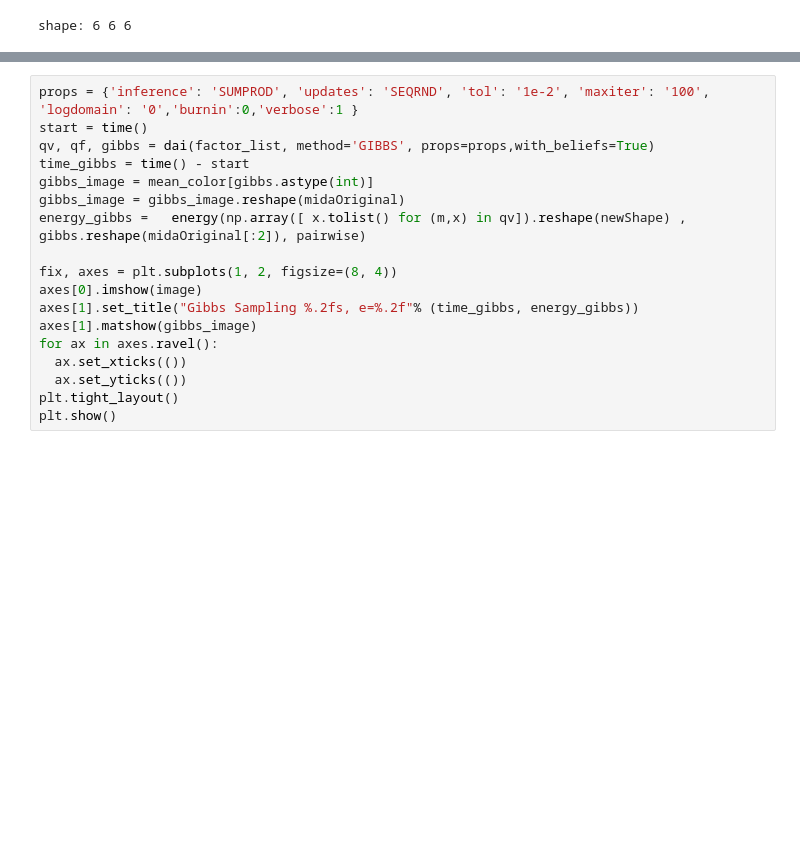
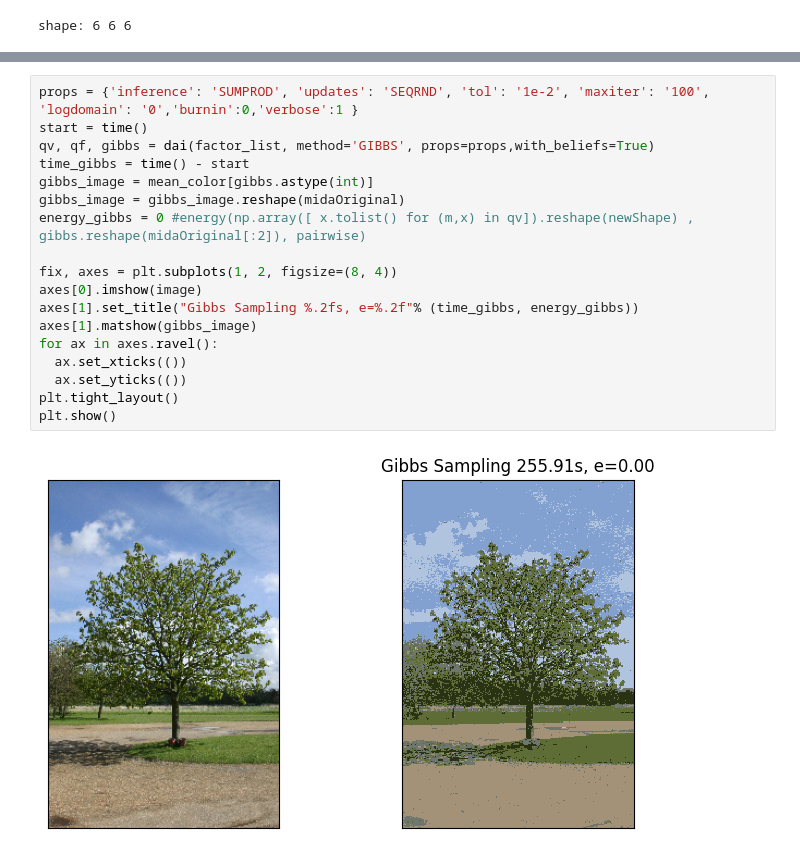
Before and after one commit to somelijer/C2-guided-problems, a Jupyter notebook: Guided_Exercise/3_Guided_Exercise_FourOrder.ipynb, the cells around one changed output, grey strips where cells are left out. Drawn from its saved outputs; the diff is of its cells as text; blank space fills up the shorter version.

```diff
--- a/Guided_Exercise/3_Guided_Exercise_FourOrder.ipynb
+++ b/Guided_Exercise/3_Guided_Exercise_FourOrder.ipynb
@@ -275,18 +279,20 @@ plt.show()
 # %%
 props = {'inference': 'SUMPROD', 'updates': 'SEQRND', 'tol': '1e-2', 'maxiter': '100', 'logdomain': '0','burnin':0,'verbose':1 }
 start = time()
 qv, qf, gibbs = dai(factor_list, method='GIBBS', props=props,with_beliefs=True)
 time_gibbs = time() - start
 gibbs_image = mean_color[gibbs.astype(int)]
 gibbs_image = gibbs_image.reshape(midaOriginal)
-energy_gibbs =   energy(np.array([ x.tolist() for (m,x) in qv]).reshape(newShape) , gibbs.reshape(midaOriginal[:2]), pairwise)
+energy_gibbs = 0 #energy(np.array([ x.tolist() for (m,x) in qv]).reshape(newShape) , gibbs.reshape(midaOriginal[:2]), pairwise)
 
 fix, axes = plt.subplots(1, 2, figsize=(8, 4))
 axes[0].imshow(image)
 axes[1].set_title("Gibbs Sampling %.2fs, e=%.2f"% (time_gibbs, energy_gibbs))
 axes[1].matshow(gibbs_image)
 for ax in axes.ravel():
   ax.set_xticks(())
   ax.set_yticks(())
 plt.tight_layout()
 plt.show()
+# %% [output]
+[figure, added]
```
Also changed, not shown: parts of 4 cells of this notebook.
